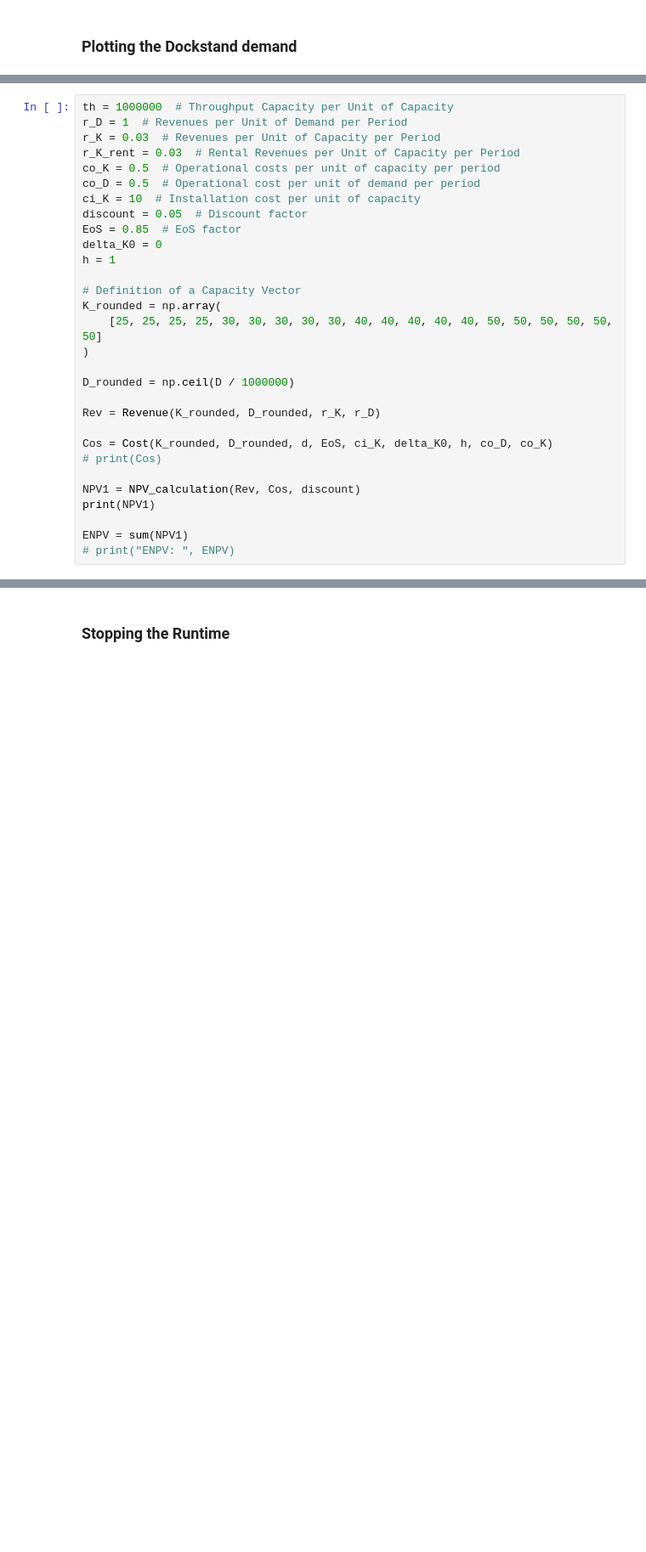
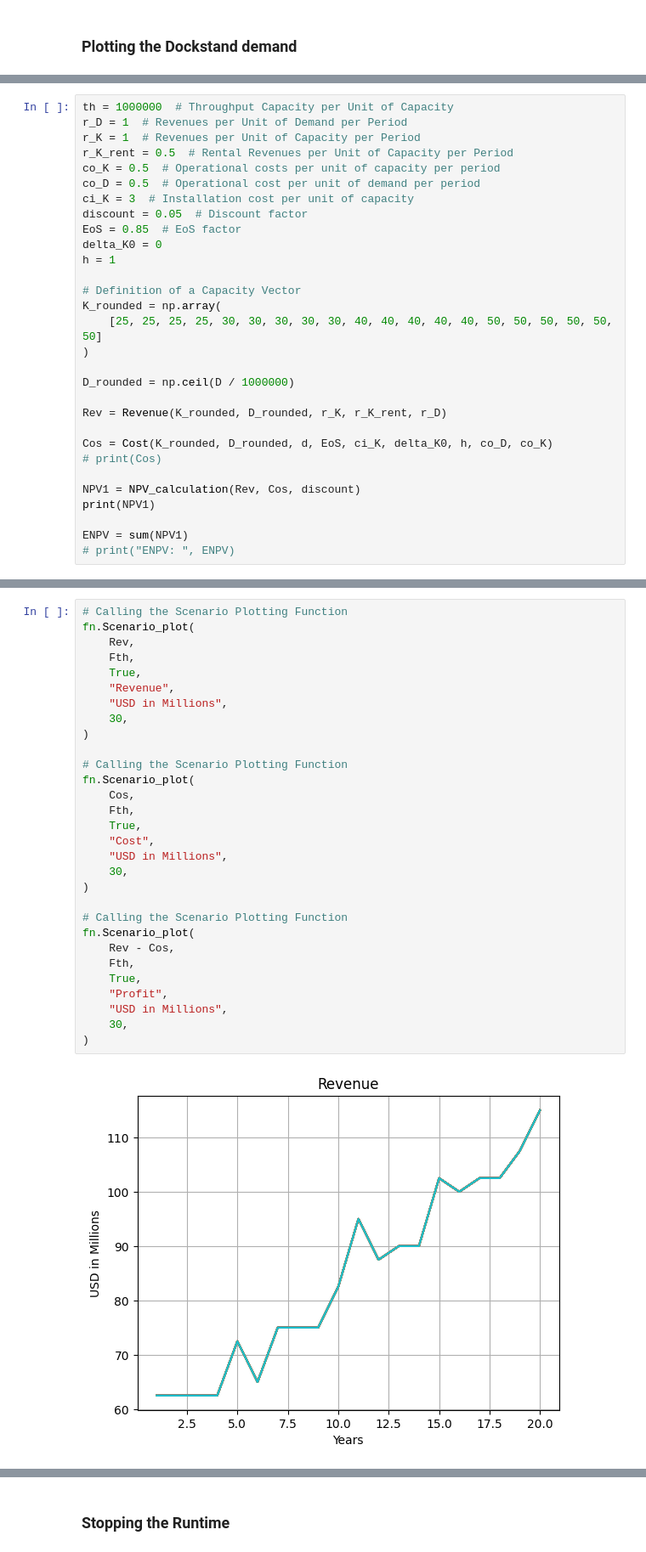
Before and after one commit to Oli767/VT1-Python-Files, a Jupyter notebook: VT2 VS Code/VT2.ipynb, the cells around one changed output, grey strips where cells are left out. Shown at 85% size. Saved outputs shown, nothing was run; the diff lists cells and outputs as text; blank space fills up the shorter version.

```diff
--- a/VT2 VS Code/VT2.ipynb
+++ b/VT2 VS Code/VT2.ipynb
@@ -167,11 +205,11 @@ def NPV_calculation(Revenue, Cost, discount):
 # %%
 th = 1000000  # Throughput Capacity per Unit of Capacity
 r_D = 1  # Revenues per Unit of Demand per Period
-r_K = 0.03  # Revenues per Unit of Capacity per Period
-r_K_rent = 0.03  # Rental Revenues per Unit of Capacity per Period
+r_K = 1  # Revenues per Unit of Capacity per Period
+r_K_rent = 0.5  # Rental Revenues per Unit of Capacity per Period
 co_K = 0.5  # Operational costs per unit of capacity per period
 co_D = 0.5  # Operational cost per unit of demand per period
-ci_K = 10  # Installation cost per unit of capacity
+ci_K = 3  # Installation cost per unit of capacity
 discount = 0.05  # Discount factor
 EoS = 0.85  # EoS factor
 delta_K0 = 0
@@ -184,7 +222,7 @@ K_rounded = np.array(
 
 D_rounded = np.ceil(D / 1000000)
 
-Rev = Revenue(K_rounded, D_rounded, r_K, r_D)
+Rev = Revenue(K_rounded, D_rounded, r_K, r_K_rent, r_D)
 
 Cos = Cost(K_rounded, D_rounded, d, EoS, ci_K, delta_K0, h, co_D, co_K)
 # print(Cos)
@@ -198,0 +237,32 @@ ENPV = sum(NPV1)
+# %%
+# Calling the Scenario Plotting Function
+fn.Scenario_plot(
+    Rev,
+    Fth,
+    True,
+    "Revenue",
+    "USD in Millions",
+    30,
+)
+
+# Calling the Scenario Plotting Function
+fn.Scenario_plot(
+    Cos,
+    Fth,
+    True,
+    "Cost",
+    "USD in Millions",
+    30,
+)
+
+# Calling the Scenario Plotting Function
+fn.Scenario_plot(
+    Rev - Cos,
+    Fth,
+    True,
+    "Profit",
+    "USD in Millions",
+    30,
+)
+# %% [output]
+[figure, added]
```
Also changed, not shown: parts of 9 cells of this notebook, 3 other files.
